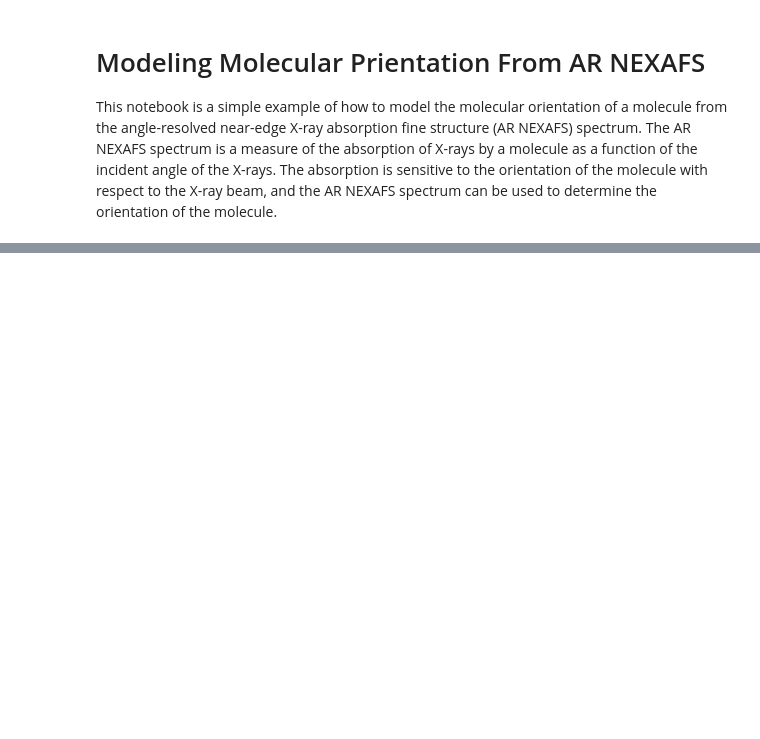
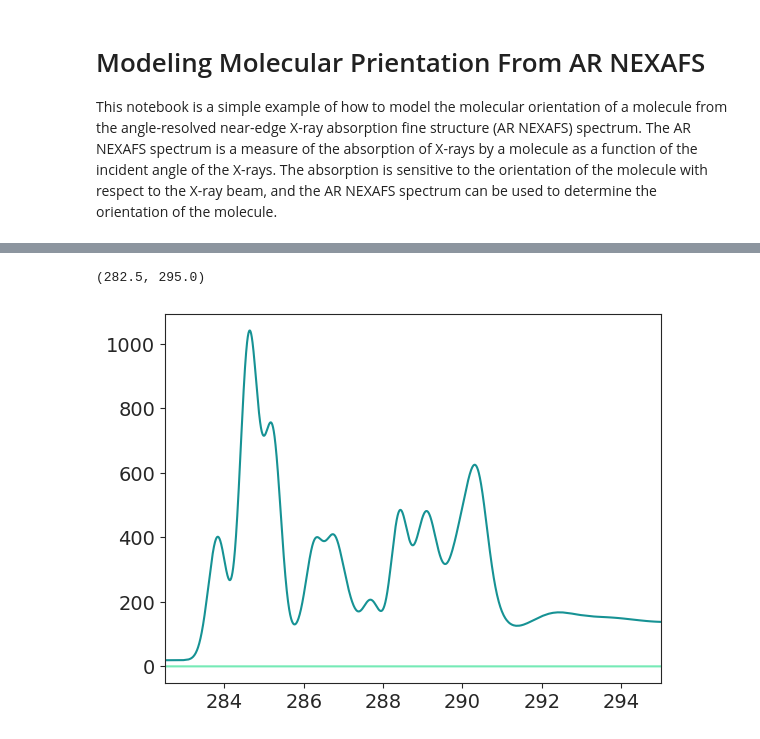
Before and after one commit to WSU-Carbon-Lab/xrr_notebooks, a Jupyter notebook: optical models/molecular_orentation.ipynb, the cells around one changed output, grey strips where cells are left out. Saved outputs shown, nothing was run; the diff lists cells and outputs as text; code cells hidden in the pictures; blank space fills up the shorter version.

```diff
--- a/optical models/molecular_orentation.ipynb
+++ b/optical models/molecular_orentation.ipynb
@@ -278,0 +376,44 @@ plt.show()
+# %%
+from kkcalc import kk
+
+chemical_formula = "C32H16N8Zn"
+
+para = np.array([e, mu_para])
+np.savetxt(params_path / "para.csv", para.T, fmt="%.6f", delimiter="\t")
+perp = np.array([e, mu_perp])
+np.savetxt(params_path / "perp.csv", perp.T, fmt="%.6f", delimiter="\t")
+
+real = kk.kk_calculate_real(
+    str(params_path / "para.csv"),
+    chemical_formula,
+    load_options=None,
+    input_data_type="nexafs",
+    merge_points=(270, 310),
+    add_background=False,
+    fix_distortions=False,
+    curve_tolerance=0.05,
+    curve_recursion=100,
+)
+# %%
+st = kk.data.ParseChemicalFormula(chemical_formula)
+formula_mass = kk.data.calculate_FormulaMass(st)
+
+
+delta = kk.data.convert_data(
+    real[:, [0, 1]], "ASF", "refractive_index", Density=1.6, Formula_Mass=formula_mass
+)
+beta = kk.data.convert_data(
+    real[:, [0, 2]],
+    "ASF",
+    "extinction_coefficient",
+    Density=1.6,
+    Formula_Mass=formula_mass,
+)[:, 1]
+energy = delta[:, 0]
+delta = delta[:, 1]
+plt.plot(energy, delta, label="delta")
+plt.plot(energy, beta, label="beta")
+plt.xlim(282.5, 295)
+# %% [output]
+(282.5, 295.0)
+[figure, added]
```
Also changed, not shown: parts of 13 cells of this notebook, 25 other files.
